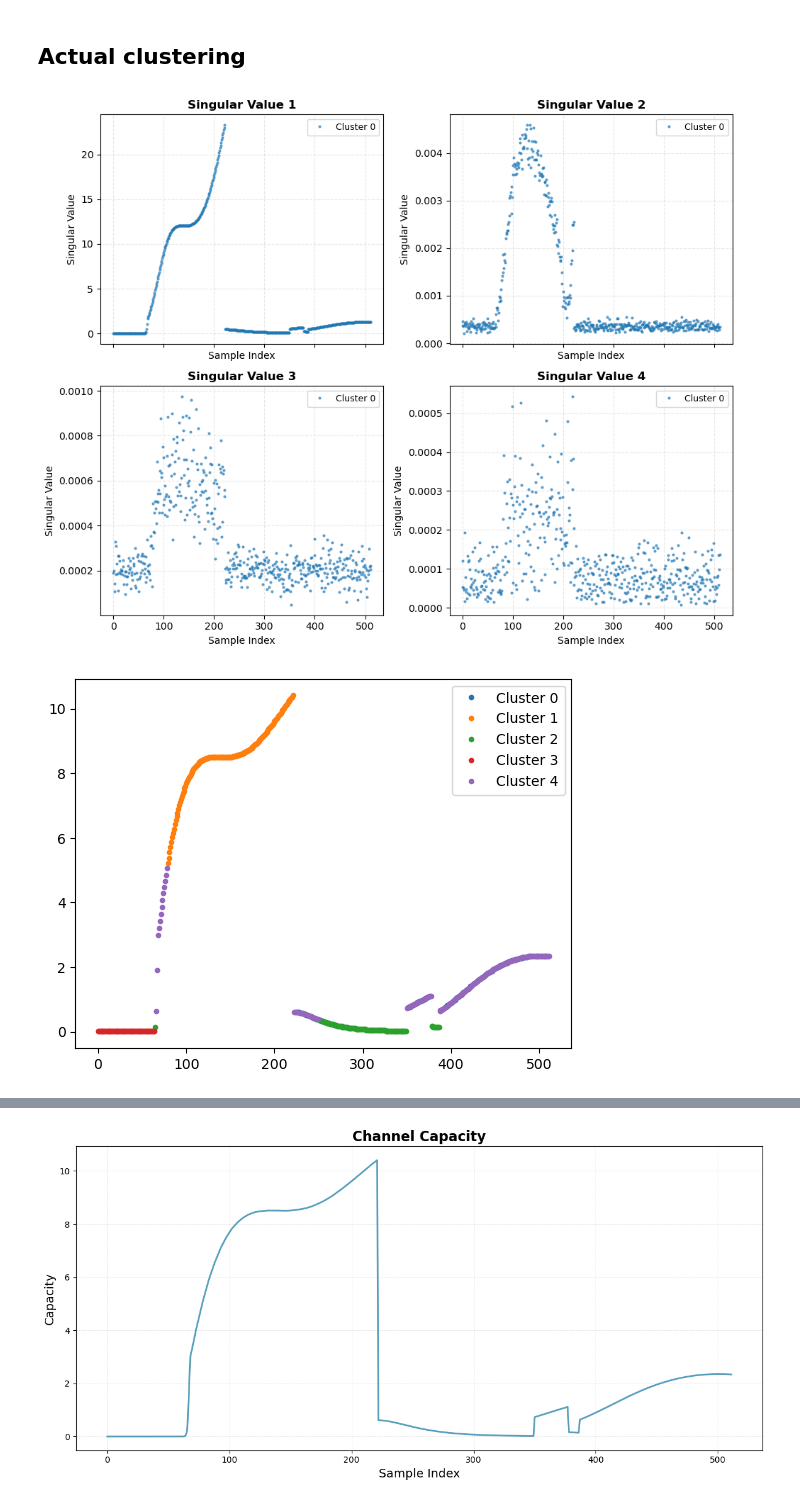
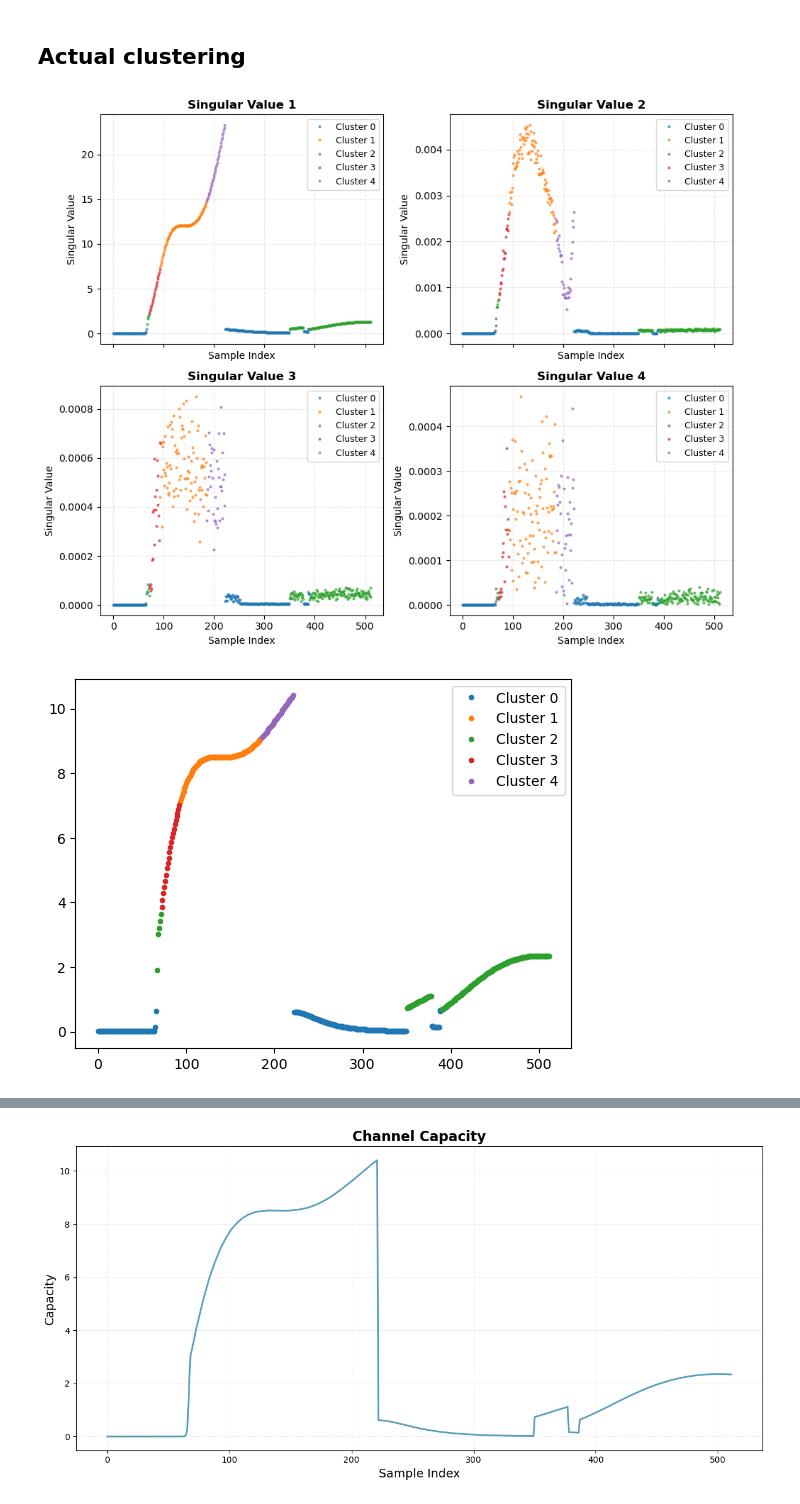
Before and after one commit to bencekaszas/ITT23-MIMO-processing, a Jupyter notebook: clustering.ipynb, the cells around one changed output, grey strips where cells are left out. Saved outputs shown, nothing was run; the diff lists cells and outputs as text; code cells hidden in the pictures.

Commit message:
more clustering

```diff
--- a/clustering.ipynb
+++ b/clustering.ipynb
@@ -17,8 +17,15 @@ def compute_SV(data):
             sv_arr = np.vstack([sv_arr, s])
     return sv_arr
 # %%
-def clustering_alg(data: np.ndarray, n_clusters = 2):
-    kmeans = KMeans(n_clusters=n_clusters, random_state=0).fit(np.log(data))
+def clustering_alg(sv_arr: np.ndarray, n_clusters = 2):
+
+
+    kmeans = KMeans(n_clusters=n_clusters, random_state=0)
+    #scale and normalise sv_arr to sam scale
+    sv_arr_scaled = np.log(1+sv_arr) #- np.mean(np.log(1+sv_arr), axis=0)) / np.std(np.log(1+sv_arr), axis=0)
+
+
+    kmeans.fit(sv_arr_scaled)
     return kmeans.labels_
 # %%
 # Buggy not working produces naans
@@ -30,9 +37,10 @@ def regularize_data(data):
             data[i] = data[i] / spectral_norm
     return data
 # %%
-# Buggy not working produces naans
 def regularize_data(data):
-    return data / np.mean(np.abs(data).flatten())
+    data = data / np.mean(np.abs(data).flatten())
+
+    return data
 # %%
 def plot_SV(sv_data, labels = None):
     if labels is None:
@@ -101,23 +109,22 @@ np.float64(1.00000000000001)
 # %%
 data = np.load('0_5_60.npz')
 H_matrices = data['matrices']
 
 
 #H_matrices = H_matrices[128*512:129*512]
 
 H_matrices = H_matrices[:512]
 H_matrices = H_matrices[~np.isnan(H_matrices).any(axis=(1,2))]
 H_matrices = regularize_data(H_matrices)
-H_matrices = add_noise(H_matrices, noise_level=0.0001)
-features = create_features(H_matrices)
-labels = clustering_alg(features, n_clusters=5)
+H_matrices = add_noise(H_matrices, noise_level=0)
 sv_data = compute_SV(H_matrices)
-plot_SV(sv_data)
+labels = clustering_alg(sv_data, n_clusters=5)
+plot_SV(sv_data, labels)
 capacity_data = capacity_Vector(H_matrices)
 plot_Capacity(capacity_data, labels)
 # %% [output]
-[figure, old version]
+[figure, new version]
-[figure, old version]
+[figure, new version]
 # %%
 # Plotting capacity_data
 plt.figure(figsize=(10, 6))
```
Also changed, not shown: parts of 8 cells of this notebook, 5 other files.
